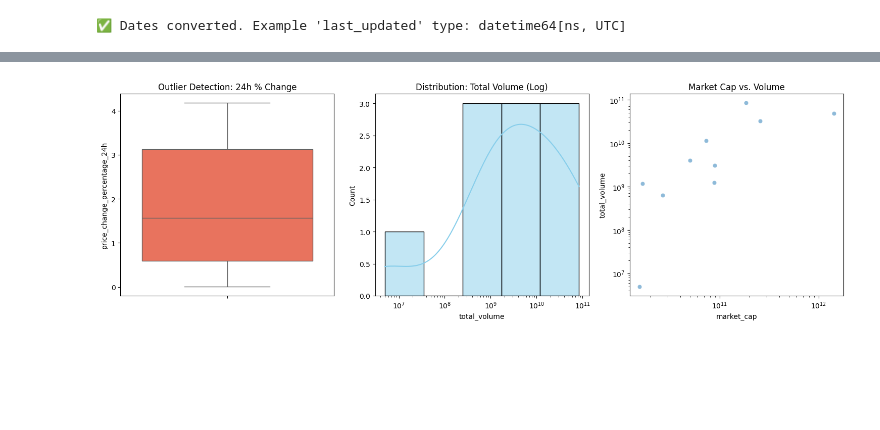
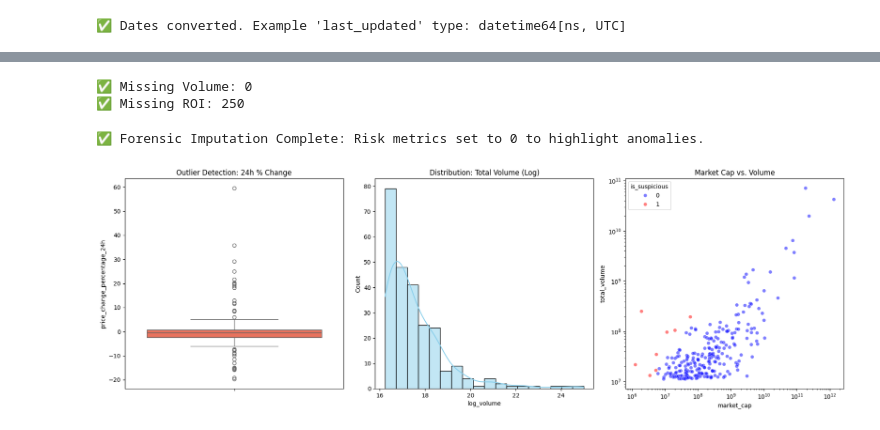
Before and after one commit to zehowrld/Sentinel-Fraud-AI, a Jupyter notebook: notebooks/eda_live_data.ipynb, the cells around one changed output, grey strips where cells are left out. Cells and saved outputs as stored; diff of their text form; code cells hidden in the pictures; blank space fills up the shorter version.

```diff
--- a/notebooks/eda_live_data.ipynb
+++ b/notebooks/eda_live_data.ipynb
@@ -61,7 +63,7 @@ dtype: object
 # Convert object dates to actual datetime objects
 date_cols = ['ath_date', 'atl_date', 'last_updated']
 for col in date_cols:
-    df[col] = pd.to_datetime(df[col])
+    df[col] = pd.to_datetime(df[col], errors='coerce')
 
 # Verify conversion
 print(f"✅ Dates converted. Example 'last_updated' type: {df['last_updated'].dtype}")
@@ -93,24 +86,73 @@ dtype: int64
+# %%
+# This gives the GNN explicit 'forensic' context about data gaps.
+# We do this BEFORE filling NaNs so we don't lose the 'Missing' signal
+df['is_volume_missing'] = (df['total_volume'].isnull()).astype(int)
+df['is_mcap_missing'] = (df['market_cap'].isnull()).astype(int)
+df['is_roi_missing'] = df['roi'].isnull().astype(int)
+
+print(f"✅ Missing Volume: {df['is_volume_missing'].sum()}")
+print(f"✅ Missing ROI: {df['is_roi_missing'].sum()}")
+# %% [output]
+✅ Missing Volume: 0
+✅ Missing ROI: 250
+# %%
+# Strategic Imputation
+# High-risk financial metrics get 0 (to preserve the 'no activity' fraud signal)
+risk_metrics = ['total_volume', 'market_cap', 'high_24h', 'low_24h']
+df[risk_metrics] = df[risk_metrics].fillna(0)
+
+# Other numeric columns keep the median for distribution stability
+other_numeric = [col for col in df.select_dtypes(include=[np.number]).columns if col not in risk_metrics and col != 'roi']
+df[other_numeric] = df[other_numeric].fillna(df[other_numeric].median())
+
+# For categorical/ID data (like 'image'), we fill with 'unknown'
+df['image'] = df['image'].fillna('unknown')
+
+print("✅ Forensic Imputation Complete: Risk metrics set to 0 to highlight anomalies.")
+# %% [output]
+✅ Forensic Imputation Complete: Risk metrics set to 0 to highlight anomalies.
+# %%
+# feature engineering
+# 1. Time-Based Features (Age of Asset)
+df['days_since_ath'] = (pd.Timestamp.now(tz='UTC') - df['ath_date']).dt.days.fillna(0)
+
+# 2. Ratio Features (Liquidity & Volatility)
+# High Volume + Low Market Cap = Potential Wash Trading
+df['volume_mcap_ratio'] = df['total_volume'] / (df['market_cap'] + 1)
+
+# Spread (The gap between 24h high and low)
+df['price_spread_percentage'] = (df['high_24h'] - df['low_24h']) / (df['low_24h'] + 1e-9)
+
+# 3. Log Transformations
+# Financial data is highly skewed; Log scaling makes it readable for the AI
+df['log_volume'] = np.log1p(df['total_volume'])
+df['log_mcap'] = np.log1p(df['market_cap'])
+
+# 4. Target Label (Proxy for Anomaly)
+# We flag the top 5% of coins with suspicious volume/mcap ratios
+threshold = df['volume_mcap_ratio'].quantile(0.95)
+df['is_suspicious'] = (df['volume_mcap_ratio'] > threshold).astype(int)
 # %%
 # Univariate Analysis (Detecting Anomaly Tails)
-plt.figure(figsize=(15, 5))
+plt.figure(figsize=(18, 6))
 
 # Plot A: Price Change % Outliers
 plt.subplot(1, 3, 1)
 sns.boxplot(y=df['price_change_percentage_24h'], color='tomato')
 plt.title('Outlier Detection: 24h % Change')
 
 # Plot B: Volume Distribution (Log Scale)
 plt.subplot(1, 3, 2)
-sns.histplot(df['total_volume'], kde=True, log_scale=True, color='skyblue')
+sns.histplot(df['log_volume'], kde=True, color='skyblue')
 plt.title('Distribution: Total Volume (Log)')
 
 # Plot C: Market Cap vs. Volume
 plt.subplot(1, 3, 3)
-sns.scatterplot(x=df['market_cap'], y=df['total_volume'], alpha=0.5)
+sns.scatterplot(x=df['market_cap'], y=df['total_volume'], alpha=0.5, hue=df['is_suspicious'], palette={0: 'blue', 1: 'red'})
 plt.xscale('log'); plt.yscale('log')
 plt.title('Market Cap vs. Volume')
 
 plt.tight_layout()
 plt.show()
 # %% [output]
-[figure, old version]
+[figure, new version]
```
Also changed, not shown: parts of 14 cells of this notebook, 1 other file.
